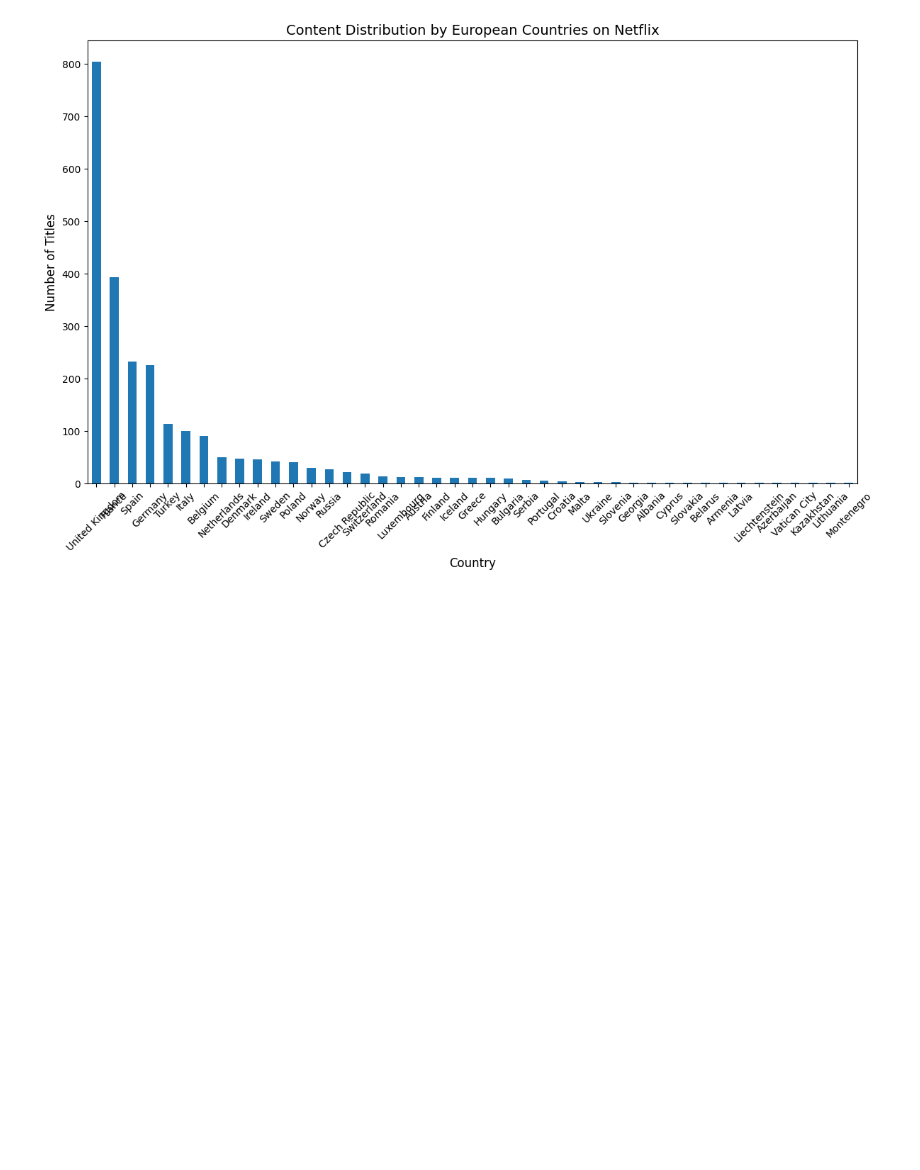
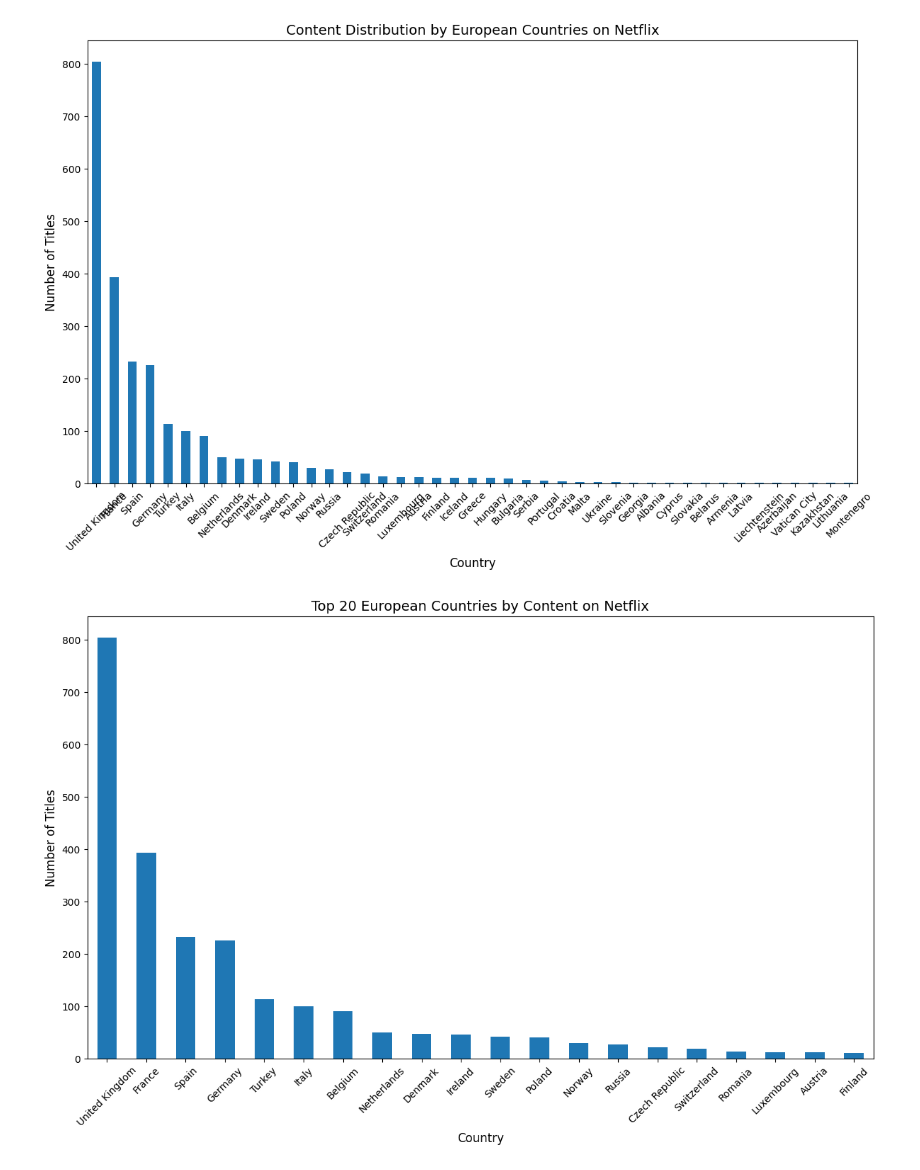
Before and after one commit to shualoalumin/DATAthon, a Jupyter notebook: 김대환/joshworkspace.ipynb, the cells around one changed output. Drawn from its saved outputs; the diff is of its cells as text; code cells hidden in the pictures; blank space fills up the shorter version.

```diff
--- a/김대환/joshworkspace.ipynb
+++ b/김대환/joshworkspace.ipynb
@@ -49,3 +49,18 @@ plt.tight_layout()
 plt.show()
 # %% [output]
 [figure]
+# %%
+# Get top 20 European countries by content count
+top_20_european_countries = european_country_counts.head(20)
+
+# Plot top 20 European countries
+plt.figure(figsize=(12, 8))
+top_20_european_countries.sort_values(ascending=False).plot(kind='bar')
+plt.title('Top 20 European Countries by Content on Netflix', fontsize=14)
+plt.xlabel('Country', fontsize=12)
+plt.ylabel('Number of Titles', fontsize=12)
+plt.xticks(rotation=45)
+plt.tight_layout()
+plt.show()
+# %% [output]
+[figure, added]
```
Also changed, not shown: 2 other files.
